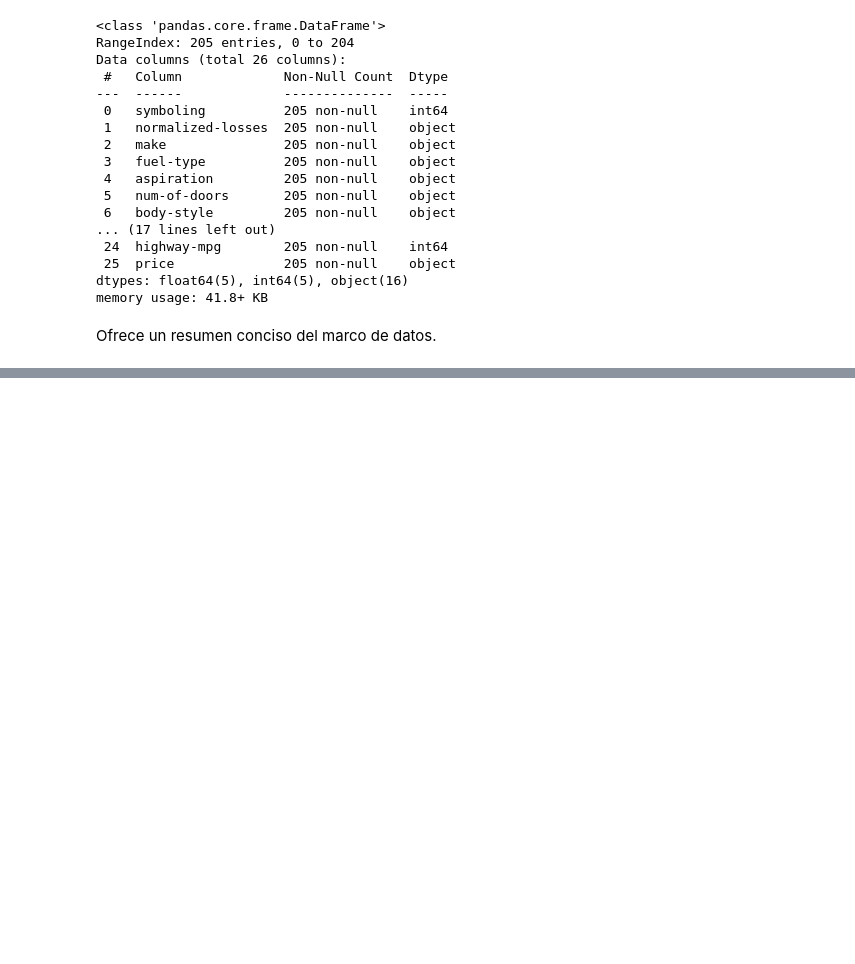
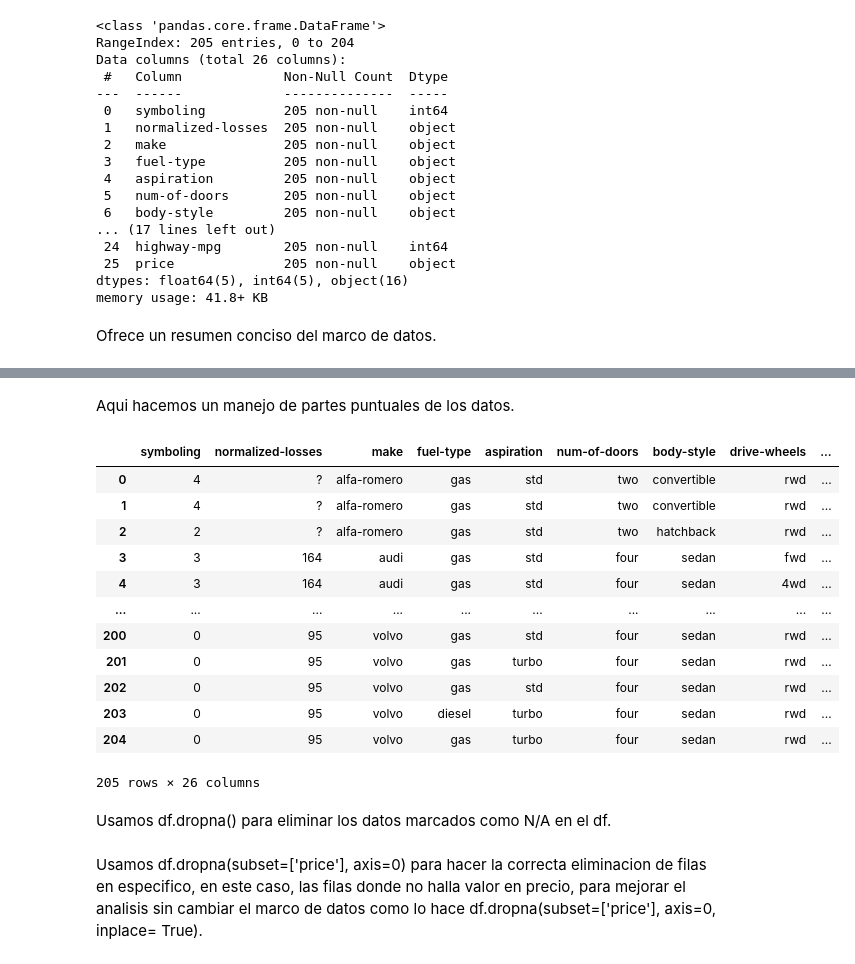
Before and after one commit to HDanny7/CDP, a Jupyter notebook: Senatec/Analisis de Datos/ejemplo.ipynb, the cells around one changed output, grey strips where cells are left out. Cells and saved outputs as stored; diff of their text form; code cells hidden in the pictures; blank space fills up the shorter version.

```diff
--- a/Senatec/Analisis de Datos/ejemplo.ipynb
+++ b/Senatec/Analisis de Datos/ejemplo.ipynb
@@ -150,0 +161,22 @@ Ofrece un resumen conciso del marco de datos.
+# %%
+df['symboling']=df['symboling']+1
+# %% [markdown]
+Aqui hacemos un manejo de partes puntuales de los datos.
+# %%
+df.dropna()
+# %% [output]
+|  | symboling | normalized-losses | make | fuel-type | aspiration | num-of-doors | body-style | drive-wheels | ... |
+| 0 | 4 | ? | alfa-romero | gas | std | two | convertible | rwd | ... |
+| 1 | 4 | ? | alfa-romero | gas | std | two | convertible | rwd | ... |
+| 2 | 2 | ? | alfa-romero | gas | std | two | hatchback | rwd | ... |
+| 3 | 3 | 164 | audi | gas | std | four | sedan | fwd | ... |
+| 4 | 3 | 164 | audi | gas | std | four | sedan | 4wd | ... |
+| ... | ... | ... | ... | ... | ... | ... | ... | ... | ... |
+| 200 | 0 | 95 | volvo | gas | std | four | sedan | rwd | ... |
+| 201 | 0 | 95 | volvo | gas | turbo | four | sedan | rwd | ... |
+| 202 | 0 | 95 | volvo | gas | std | four | sedan | rwd | ... |
+| 203 | 0 | 95 | volvo | diesel | turbo | four | sedan | rwd | ... |
+| 204 | 0 | 95 | volvo | gas | turbo | four | sedan | rwd | ... |
+205 rows × 26 columns
+# %% [markdown]
+Usamos df.dropna() para eliminar los datos marcados como N/A en el df.
@@ -150,0 +186,2 @@ Ofrece un resumen conciso del marco de datos.
+# %% [markdown]
+Usamos df.dropna(subset=['price'], axis=0) para hacer la correcta eliminacion de filas en especifico, en este caso, las filas donde no halla valor en precio, para mejorar el analisis sin cambiar el marco de datos como lo hace df.dropna(subset=['price'], axis=0, inplace= True).
```
Also changed, not shown: parts of 19 cells of this notebook.
